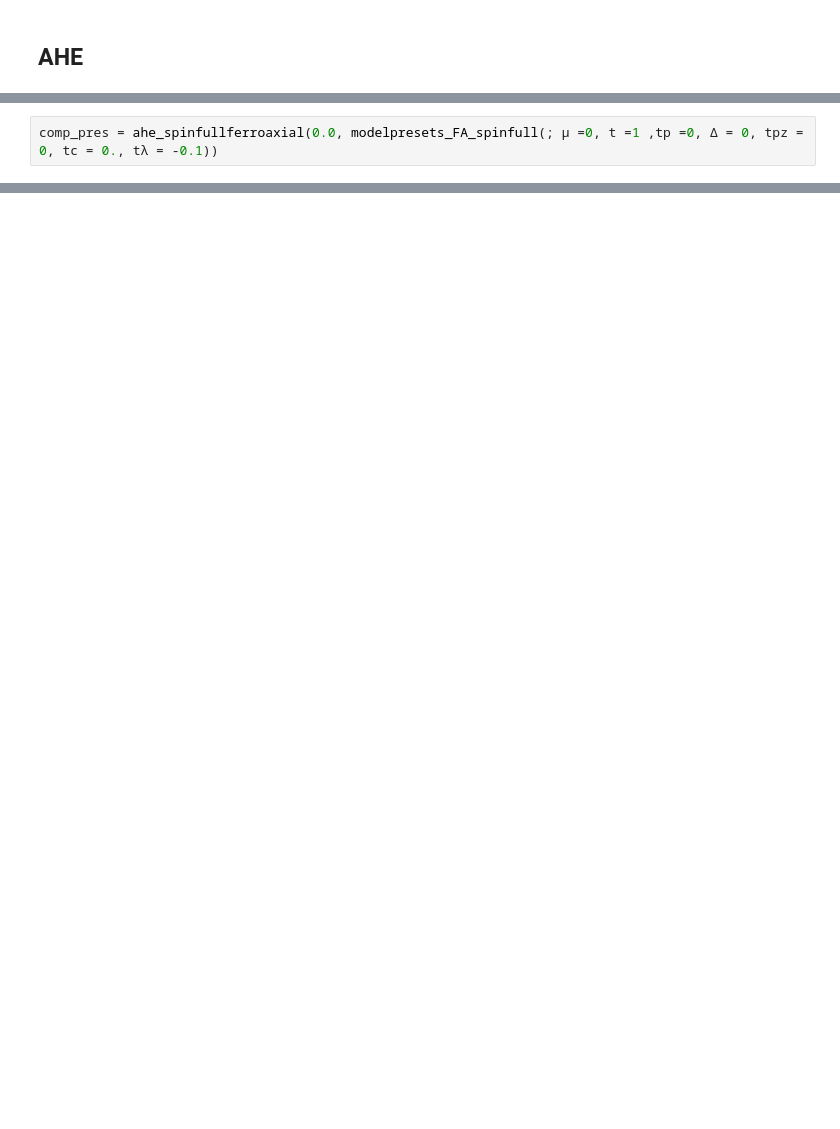
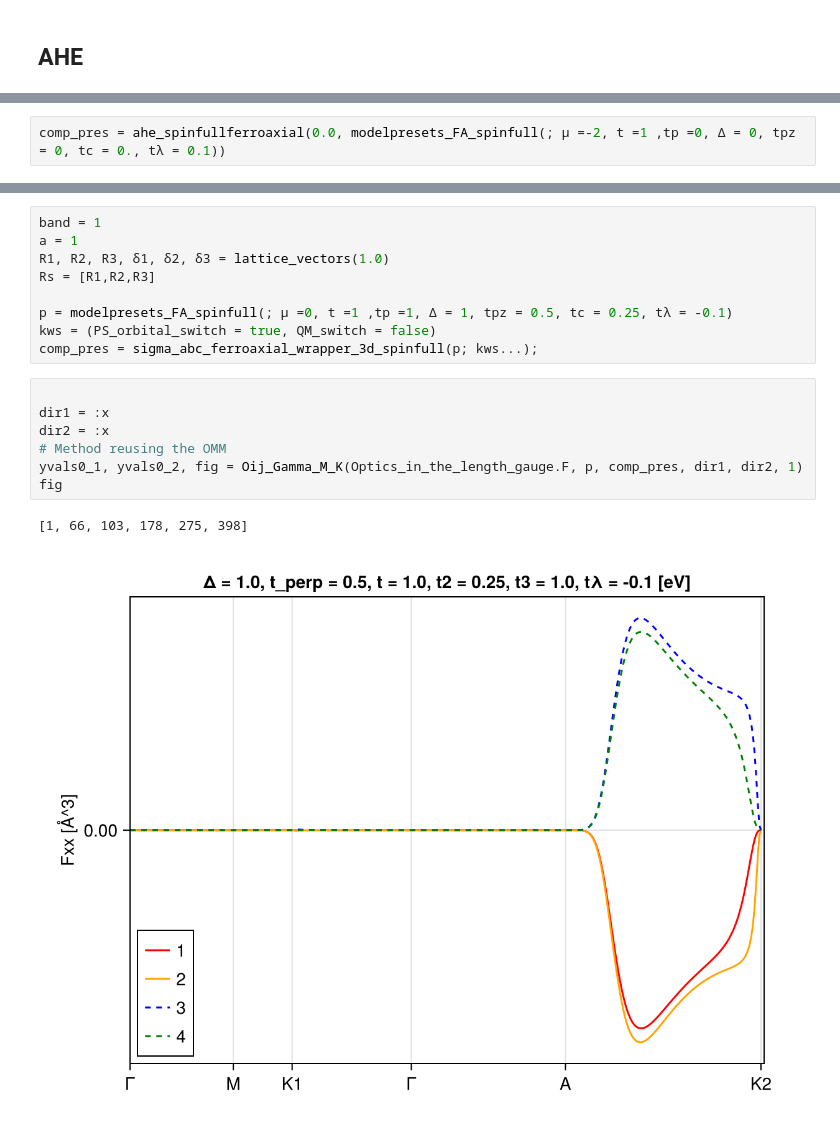
Before and after one commit to fernandopenaranda/Field_Induced_Hall_Effect, a Jupyter notebook: src/spinfull_ferroaxial.ipynb, the cells around one changed output, grey strips where cells are left out. Drawn from its saved outputs; the diff is of its cells as text; blank space fills up the shorter version.

```diff
--- a/src/spinfull_ferroaxial.ipynb
+++ b/src/spinfull_ferroaxial.ipynb
@@ -98,7 +104,7 @@ end
 # %% [output]
 ahe_spinfullferroaxial (generic function with 1 method)
 # %%
-comp_pres = ahe_spinfullferroaxial(0.0, modelpresets_FA_spinfull(; μ =0, t =1 ,tp =0, Δ = 0, tpz = 0, tc = 0., tλ = -0.1))
+comp_pres = ahe_spinfullferroaxial(0.0, modelpresets_FA_spinfull(; μ =-2, t =1 ,tp =0, Δ = 0, tpz = 0, tc = 0., tλ = 0.1))
 # %% [output]
 AH_presets_3d{StaticArraysCore.SVector{3, Vector{Float64}}}
   a0: Float64 1.0
@@ -144,0 +204,19 @@ fig
+# %%
+band = 1
+a = 1
+R1, R2, R3, δ1, δ2, δ3 = lattice_vectors(1.0)
+Rs = [R1,R2,R3]
+
+p = modelpresets_FA_spinfull(; μ =0, t =1 ,tp =1, Δ = 1, tpz = 0.5, tc = 0.25, tλ = -0.1)
+kws = (PS_orbital_switch = true, QM_switch = false)
+comp_pres = sigma_abc_ferroaxial_wrapper_3d_spinfull(p; kws...);
+# %%
+
+dir1 = :x
+dir2 = :x
+# Method reusing the OMM
+yvals0_1, yvals0_2, fig = Oij_Gamma_M_K(Optics_in_the_length_gauge.F, p, comp_pres, dir1, dir2, 1)
+fig
+# %% [output]
+[1, 66, 103, 178, 275, 398]
+[figure, added]
```
Also changed, not shown: parts of 13 cells of this notebook, 6 other files.
